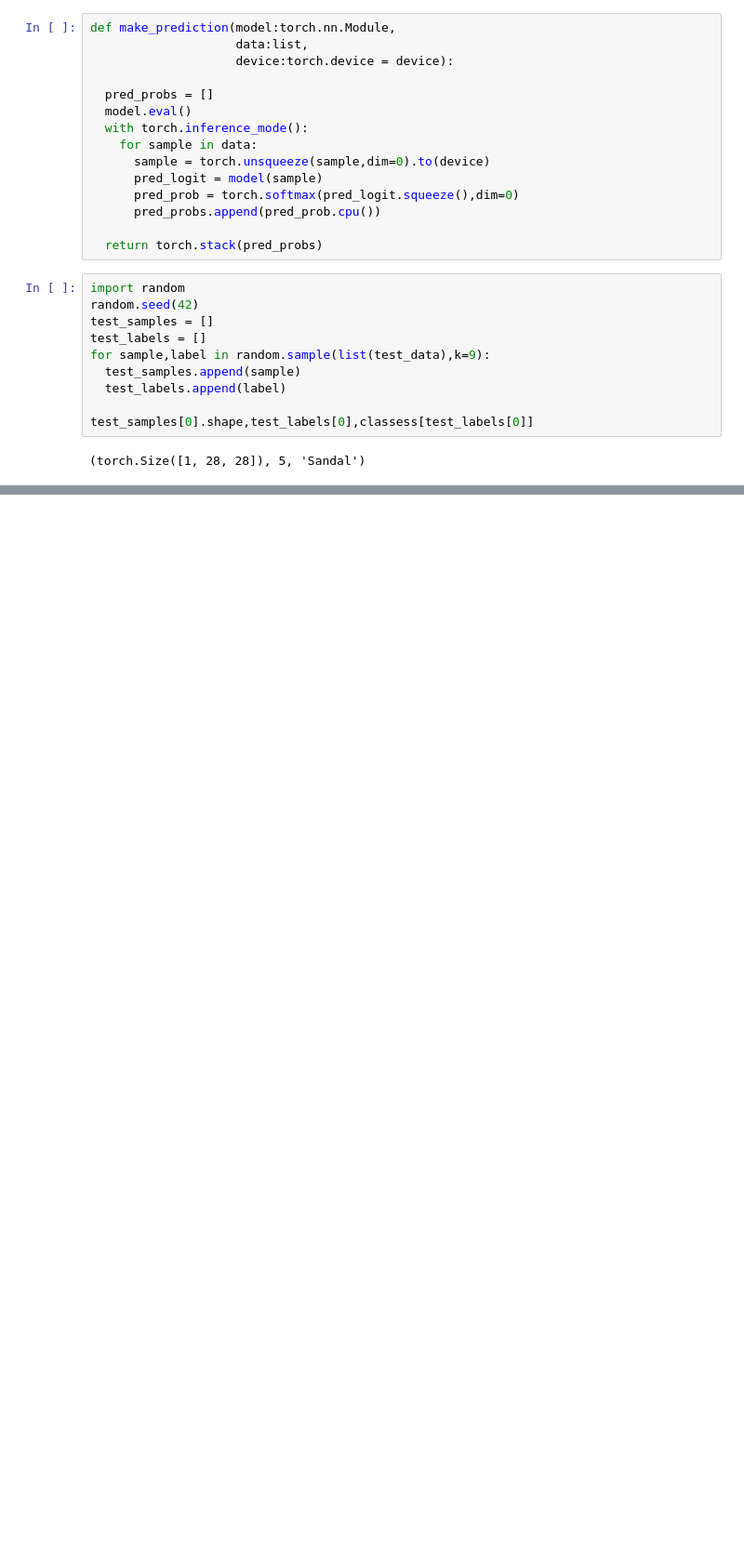
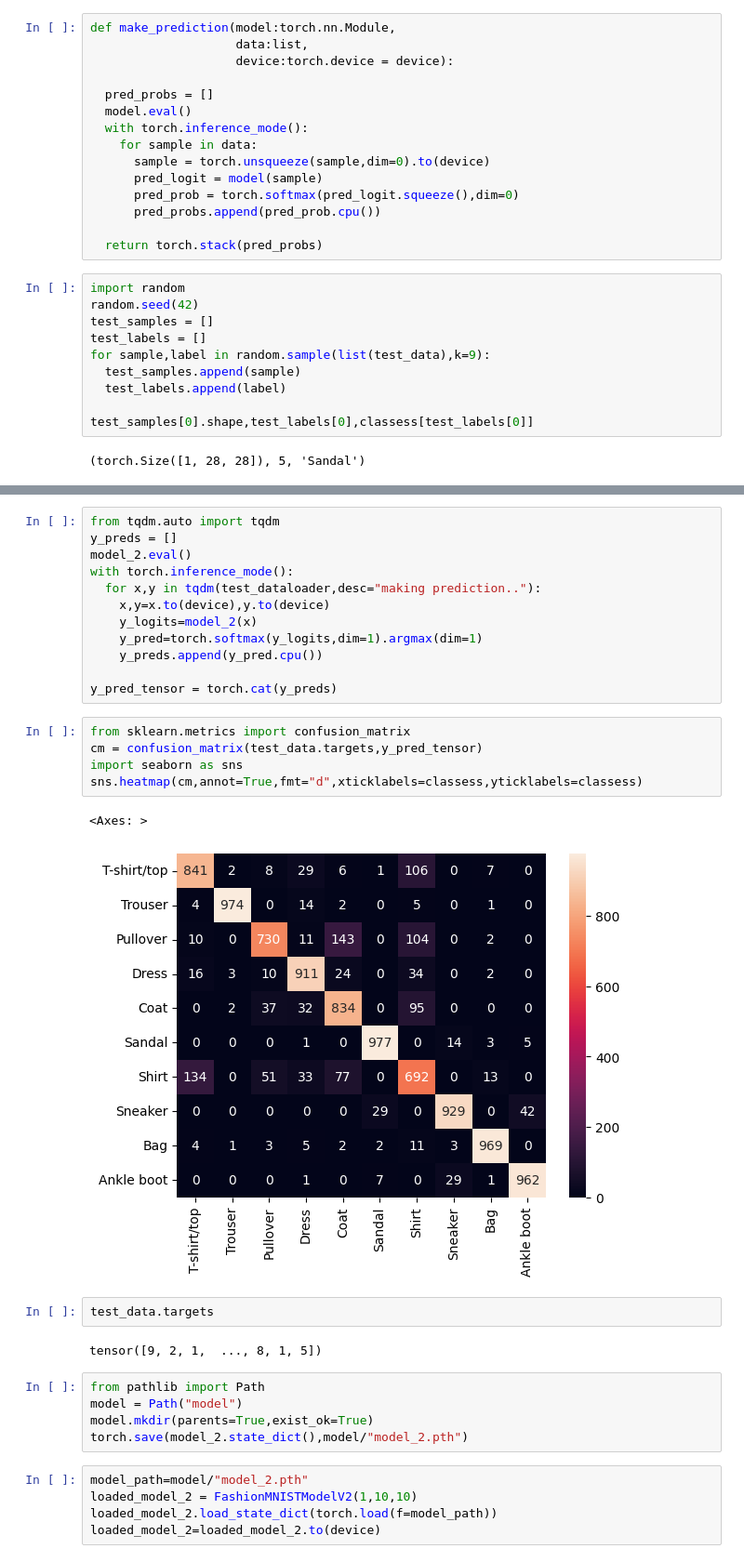
Before and after one commit to Sunny-Kumar-1/Deep-Learning, a Jupyter notebook: pytorch/cnn.ipynb, the cells around one changed output, grey strips where cells are left out. Shown at 93% size. Saved outputs shown, nothing was run; the diff lists cells and outputs as text; blank space fills up the shorter version.

```diff
--- a/pytorch/cnn.ipynb
+++ b/pytorch/cnn.ipynb
@@ -720,0 +761,34 @@ AttributeError: 'Tensor' object has no attribute 'append'
+# %%
+from tqdm.auto import tqdm
+y_preds = []
+model_2.eval()
+with torch.inference_mode():
+  for x,y in tqdm(test_dataloader,desc="making prediction.."):
+    x,y=x.to(device),y.to(device)
+    y_logits=model_2(x)
+    y_pred=torch.softmax(y_logits,dim=1).argmax(dim=1)
+    y_preds.append(y_pred.cpu())
+
+y_pred_tensor = torch.cat(y_preds)
+# %%
+from sklearn.metrics import confusion_matrix
+cm = confusion_matrix(test_data.targets,y_pred_tensor)
+import seaborn as sns
+sns.heatmap(cm,annot=True,fmt="d",xticklabels=classess,yticklabels=classess)
+# %% [output]
+<Axes: >
+[figure, added]
+# %%
+test_data.targets
+# %% [output]
+tensor([9, 2, 1,  ..., 8, 1, 5])
+# %%
+from pathlib import Path
+model = Path("model")
+model.mkdir(parents=True,exist_ok=True)
+torch.save(model_2.state_dict(),model/"model_2.pth")
+# %%
+model_path=model/"model_2.pth"
+loaded_model_2 = FashionMNISTModelV2(1,10,10)
+loaded_model_2.load_state_dict(torch.load(f=model_path))
+loaded_model_2=loaded_model_2.to(device)
```
Also changed, not shown: parts of 16 cells of this notebook.
